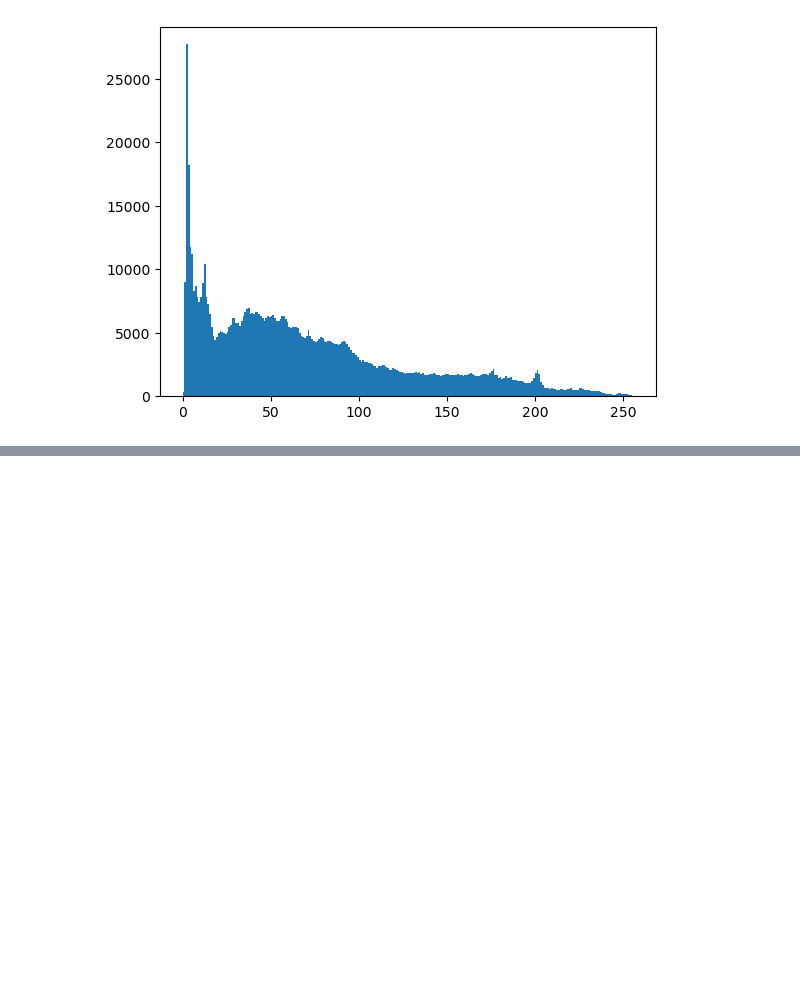
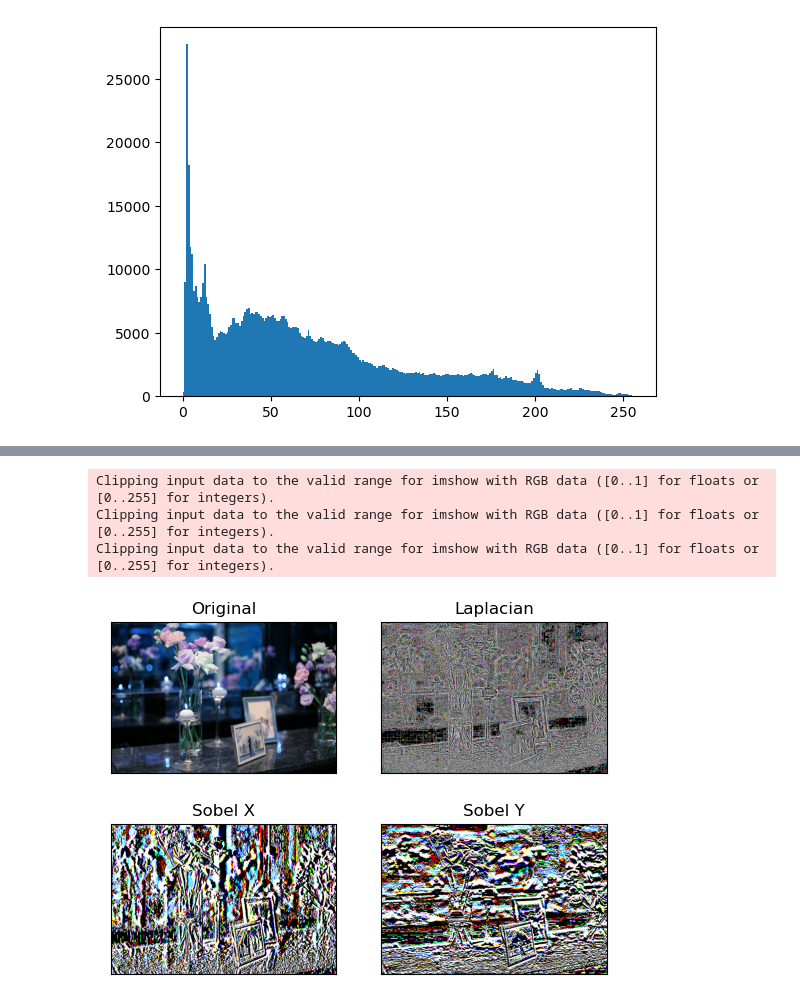
Before and after one commit to Ansarabbas4200/image_processing, a Jupyter notebook: main.ipynb, the cells around one changed output, grey strips where cells are left out. Cells and saved outputs as stored; diff of their text form; code cells hidden in the pictures; blank space fills up the shorter version.

```diff
--- a/main.ipynb
+++ b/main.ipynb
@@ -136,0 +149,23 @@ histogram(image)
+# %%
+#Sobel edge detection
+img = cv2.imread('sample_image.jpg')
+
+laplacian = cv2.Laplacian(img,cv2.CV_64F)
+sobelx = cv2.Sobel(img,cv2.CV_64F,1,0,ksize=5)  # x
+sobely = cv2.Sobel(img,cv2.CV_64F,0,1,ksize=5)  # y
+
+plt.subplot(2,2,1),plt.imshow(img,cmap = 'gray')
+plt.title('Original'), plt.xticks([]), plt.yticks([])
+plt.subplot(2,2,2),plt.imshow(laplacian,cmap = 'gray')
+plt.title('Laplacian'), plt.xticks([]), plt.yticks([])
+plt.subplot(2,2,3),plt.imshow(sobelx,cmap = 'gray')
+plt.title('Sobel X'), plt.xticks([]), plt.yticks([])
+plt.subplot(2,2,4),plt.imshow(sobely,cmap = 'gray')
+plt.title('Sobel Y'), plt.xticks([]), plt.yticks([])
+
+plt.show()
+# %% [output]
+Clipping input data to the valid range for imshow with RGB data ([0..1] for floats or [0..255] for integers).
+Clipping input data to the valid range for imshow with RGB data ([0..1] for floats or [0..255] for integers).
+Clipping input data to the valid range for imshow with RGB data ([0..1] for floats or [0..255] for integers).
+[figure, added]
```
Also changed, not shown: parts of 1 cell of this notebook.
